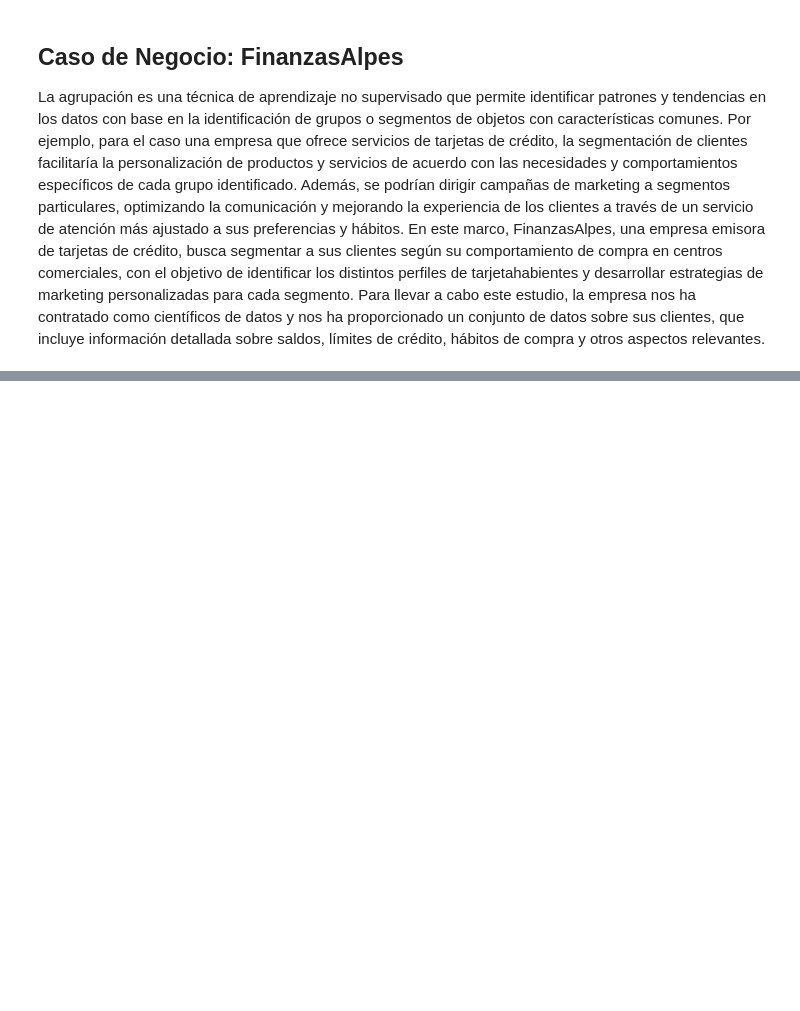
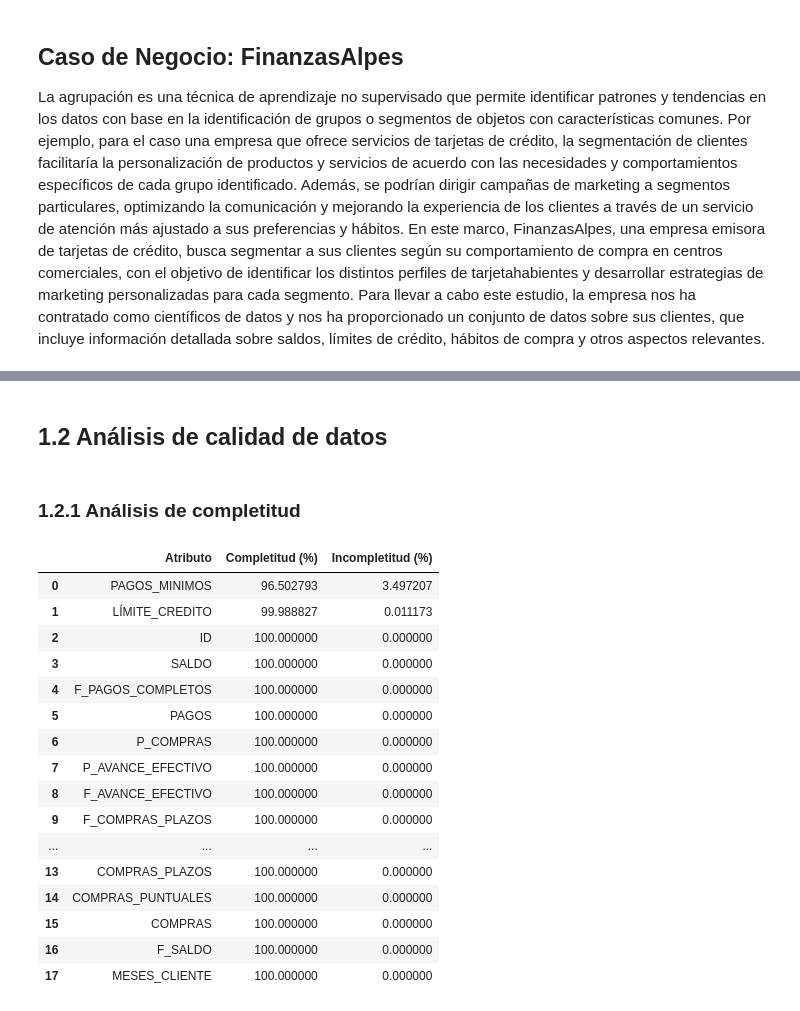
Before and after one commit to NataliaVillegasC/BI-Laboratorio2_Agrupacion, a Jupyter notebook: NataliaLab.ipynb, the cells around one changed output, grey strips where cells are left out. Drawn from its saved outputs; the diff is of its cells as text; code cells hidden in the pictures; blank space fills up the shorter version.

```diff
--- a/NataliaLab.ipynb
+++ b/NataliaLab.ipynb
@@ -42,0 +212,29 @@ Se trabaja con un conjunto de datos que contiene ### registros de clientes banca
+# %% [markdown]
+## 1.2 Análisis de calidad de datos
+# %% [markdown]
+### 1.2.1 Análisis de completitud
+# %%
+porcentajeIncompletitudAtributo =  (100 * df.isnull().sum() / df.shape[0]).sort_values(ascending=False)
+pd.DataFrame({
+    "Atributo": porcentajeIncompletitudAtributo.index,
+    "Completitud (%)": 100 - porcentajeIncompletitudAtributo.values,
+    "Incompletitud (%)": porcentajeIncompletitudAtributo.values
+})
+# %% [output]
+|  | Atributo | Completitud (%) | Incompletitud (%) |
+| 0 | PAGOS_MINIMOS | 96.502793 | 3.497207 |
+| 1 | LÍMITE_CREDITO | 99.988827 | 0.011173 |
+| 2 | ID | 100.000000 | 0.000000 |
+| 3 | SALDO | 100.000000 | 0.000000 |
+| 4 | F_PAGOS_COMPLETOS | 100.000000 | 0.000000 |
+| 5 | PAGOS | 100.000000 | 0.000000 |
+| 6 | P_COMPRAS | 100.000000 | 0.000000 |
+| 7 | P_AVANCE_EFECTIVO | 100.000000 | 0.000000 |
+| 8 | F_AVANCE_EFECTIVO | 100.000000 | 0.000000 |
+| 9 | F_COMPRAS_PLAZOS | 100.000000 | 0.000000 |
+| ... | ... | ... | ... |
+| 13 | COMPRAS_PLAZOS | 100.000000 | 0.000000 |
+| 14 | COMPRAS_PUNTUALES | 100.000000 | 0.000000 |
+| 15 | COMPRAS | 100.000000 | 0.000000 |
+| 16 | F_SALDO | 100.000000 | 0.000000 |
+| 17 | MESES_CLIENTE | 100.000000 | 0.000000 |
```
Also changed, not shown: parts of 34 cells of this notebook, 1 other file.
